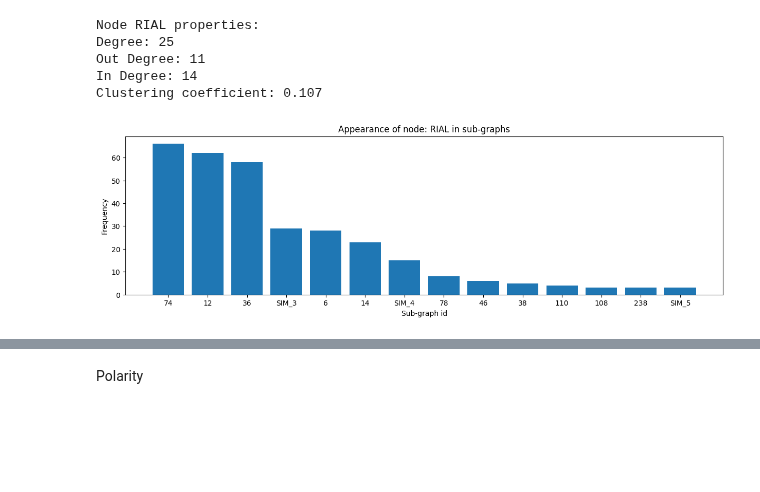
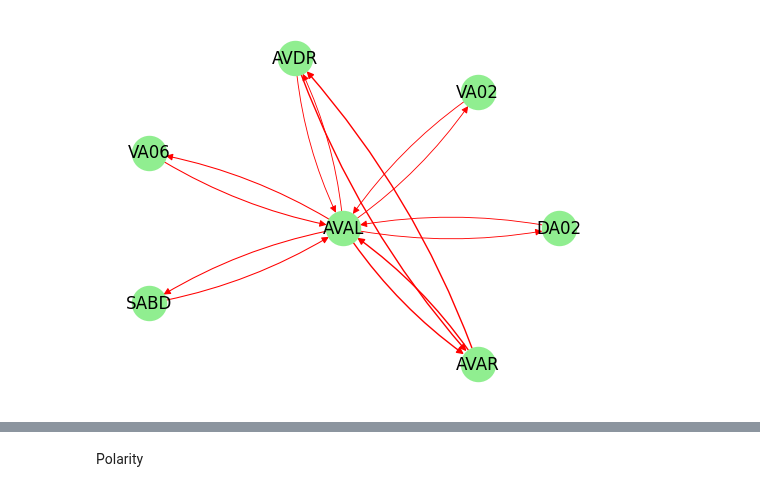
Before and after one commit to deangeckt/network_motifs, a Jupyter notebook: post_motif_analysis/motif_analysis.ipynb, the cells around one changed output, grey strips where cells are left out. Drawn from its saved outputs; the diff is of its cells as text; code cells hidden in the pictures; blank space fills up the shorter version.

```diff
--- a/post_motif_analysis/motif_analysis.ipynb
+++ b/post_motif_analysis/motif_analysis.ipynb
@@ -214,6 +228,10 @@ def draw_sub_graph(neurons: list[str], center=None):
     induced_sub_graph = nx.induced_subgraph(network.graph, node_list)
     mapping = {i: n for i, n in enumerate(network.neuron_names)}
     graph = nx.relabel_nodes(induced_sub_graph, mapping)
+
+    if len(graph.edges) == 0:
+        print('empty graph')
+        return
 
     pos = nx.circular_layout(graph)
     if center:
@@ -348,9 +355,4 @@ Node "RIAL" as role "a" - sub graphs in Motif 78:
-# %%
-node_properties('RIAL', top=15)
-# %% [output]
-Node RIAL properties:
-Degree: 25
-Out Degree: 11
-In Degree: 14
-Clustering coefficient: 0.107
-[figure, removed]
+# %%
+draw_neighbors('AVAL')
+# %% [output]
+[figure, added]
```
Also changed, not shown: parts of 16 cells of this notebook, 14 other files.
